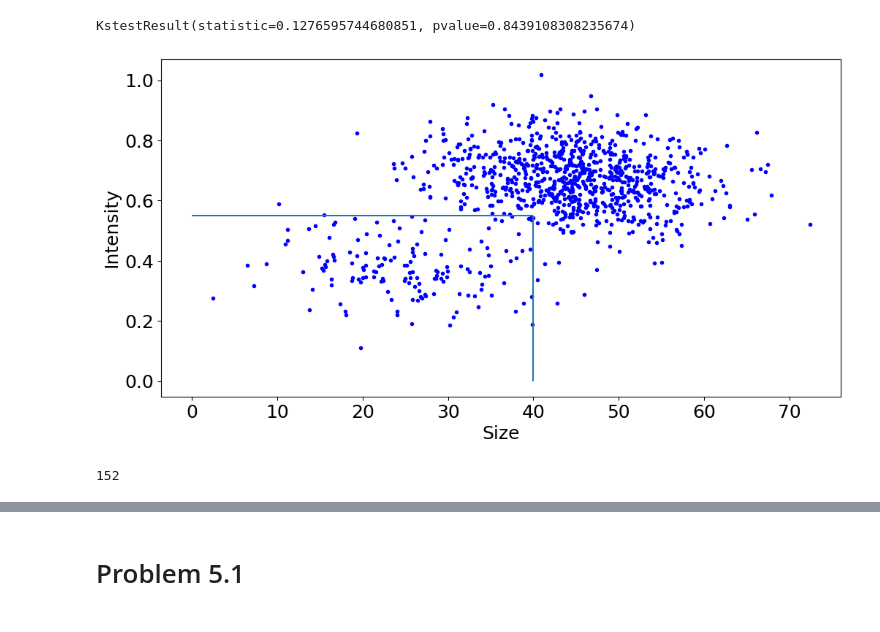
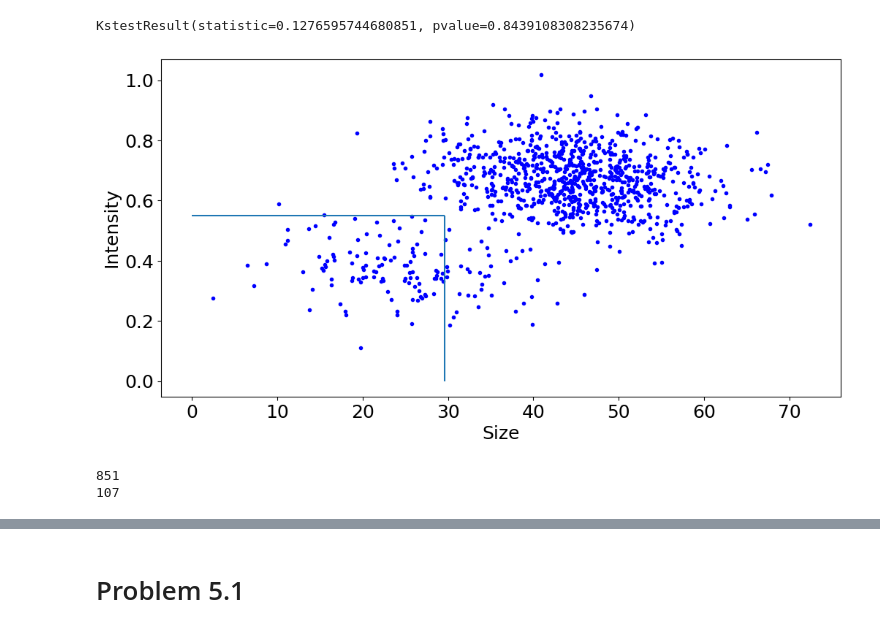
Before and after one commit to akjoelhede/Appstatgang_tornado, a Jupyter notebook: Anders_problemset/problem_set_anders.ipynb, the cells around one changed output, grey strips where cells are left out. Cells and saved outputs as stored; diff of their text form; code cells hidden in the pictures.

```diff
--- a/Anders_problemset/problem_set_anders.ipynb
+++ b/Anders_problemset/problem_set_anders.ipynb
@@ -572,18 +572,20 @@ KstestResult(statistic=0.1276595744680851, pvalue=0.8439108308235674)
 # %%
 fig, ax = plt.subplots(figsize=(12, 6))
 ax.plot(size,intensity, '.', color = 'Blue')
-ax.hlines(0.55,0,40)
-ax.vlines(40,0,0.55)
+ax.hlines(0.55,0,29.6)
+ax.vlines(29.6,0,0.55)
 ax.set(xlabel="Size", ylabel="Intensity");
 # %% [output]
-[figure, old version]
+[figure, new version]
 # %%
 #Calculating how many molecules are in the new distriubution
-
-low_size = np.flatnonzero(size < 40)
+big_size = np.flatnonzero(size > 29.6)
+low_size = np.flatnonzero(size < 29.6)
 low_intens = np.flatnonzero(intensity < 0.55)
 small_molecule = np.intersect1d(low_size,low_intens)
 
+print(len(big_size))
 print(len(small_molecule))
 # %% [output]
-152
+851
+107
```
Also changed, not shown: parts of 2 cells of this notebook.
